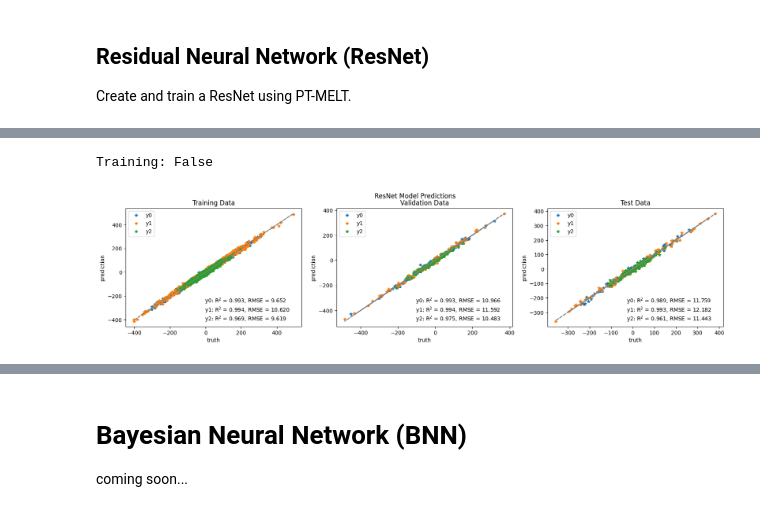
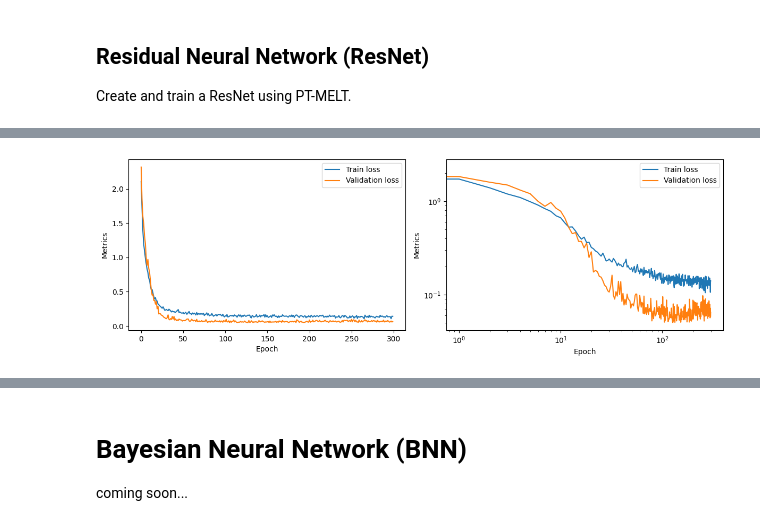
Before and after one commit to NREL/pt-melt, a Jupyter notebook: examples/regression.ipynb, the cells around one changed output, grey strips where cells are left out. Drawn from its saved outputs; the diff is of its cells as text; code cells hidden in the pictures.

```diff
--- a/examples/regression.ipynb
+++ b/examples/regression.ipynb
@@ -300,7 +252,7 @@ resnet_model.build()
 print(summary(resnet_model, input_size=(1, n_features)))
 
 # Define the loss function and optimizer for training
-criterion = nn.MSELoss(reduction="mean")
+criterion = resnet_model.get_loss_fn(loss="mse", reduction="mean")
 optimizer = optim.Adam(resnet_model.parameters(), lr=learn_rate)
 # %% [output]
 ==========================================================================================
@@ -384,69 +317,7 @@ plt.show()
-# %%
-# Evaluate the model performance on train and validation data
-resnet_model.eval()
-print(f"Training: {resnet_model.training}")
-# convert numpy array to tensor
-pred_norm = resnet_model(torch.from_numpy(x_norm).float())
-pred_norm_train = resnet_model(torch.from_numpy(x_train).float())
-pred_norm_val = resnet_model(torch.from_numpy(x_val).float())
-pred_norm_test = resnet_model(torch.from_numpy(x_test).float())
-
-# Unscale the results and plot
-pred_full = y_normalizer.inverse_transform(pred_norm.detach().numpy())
-pred_train = y_normalizer.inverse_transform(pred_norm_train.detach().numpy())
-pred_val = y_normalizer.inverse_transform(pred_norm_val.detach().numpy())
-pred_test = y_normalizer.inverse_transform(pred_norm_test.detach().numpy())
-# %% [output]
-Training: False
-# %%
-# Compute some statistics on the fit
-import numpy as np
-
-def pred_stats(pred, truth):
-    rss = np.sum((pred - truth) ** 2, axis=0)
-    tss = np.sum((truth - np.mean(truth, axis=0)) ** 2, axis=0)
-    r_sq = 1 - rss / tss
-    rmse = np.sqrt(np.sum((truth-pred)**2, axis=0)/pred.shape[0])
-    rmspe = np.sqrt(np.sum(((truth-pred)/(truth+1e-6))**2, axis=0)/pred.shape[0])
-    return r_sq, rmse, rmspe
-
-# Training data
-r_sq_train, rmse_train, rmspe_train = pred_stats(pred_train, y_train_real)
-r_sq_val, rmse_val, rmspe_val = pred_stats(pred_val, y_val_real)
-r_sq_test, rmse_test, rmspe_test = pred_stats(pred_test, y_test_real)
-
-# Visualize the predictions using a cloud plot
-fig, (ax1, ax2, ax3) = plt.subplots(1, 3, figsize=(20, 4))
-# Train plot
-for i in range(n_targets):
-    ax1.plot(y_train_real[:, i], pred_train[:, i], marker="*", linestyle="None", label=f"y{i}")
-    ax1.plot(y_train_real[:, i], y_train_real[:, i], linestyle="dashed", color="grey")
-    # ax1.text(x=0.25, y=0.2-0.075*i, s=rf"y{i}: R$^2$ = {r_sq_train[i]:0.3f}, RMSE = {rmse_train[i]:0.3f}, RMSPE = {rmspe_train[i]:0.1%}", transform=ax1.transAxes)
-    ax1.text(x=0.45, y=0.2-0.075*i, s=rf"y{i}: R$^2$ = {r_sq_train[i]:0.3f}, RMSE = {rmse_train[i]:0.3f}", transform=ax1.transAxes)
-    ax1.legend()
-    ax1.set_xlabel("truth")
-    ax1.set_ylabel("prediction")
-    ax1.set_title("Training Data")
-    # Validation plot
-    ax2.plot(y_val_real[:, i], pred_val[:, i], marker="*", linestyle="None", label=f"y{i}")
-    ax2.plot(y_val_real[:, i], y_val_real[:, i], linestyle="dashed", color="grey")
-    # ax2.text(x=0.25, y=0.2-0.075*i, s=rf"y{i}: R$^2$ = {r_sq_val[i]:0.3f}, RMSE = {rmse_val[i]:0.3f}, RMSPE = {rmspe_val[i]:0.1%}", transform=ax2.transAxes)
-    ax2.text(x=0.45, y=0.2-0.075*i, s=rf"y{i}: R$^2$ = {r_sq_val[i]:0.3f}, RMSE = {rmse_val[i]:0.3f}", transform=ax2.transAxes)
-    ax2.legend()
-    ax2.set_xlabel("truth")
-    ax2.set_ylabel("prediction")
-    ax2.set_title("Validation Data")
-    # Test plot
-    ax3.plot(y_test_real[:, i], pred_test[:, i], marker="*", linestyle="None", label=f"y{i}")
-    ax3.plot(y_test_real[:, i], y_test_real[:, i], linestyle="dashed", color="grey")
-    # ax3.text(x=0.25, y=0.2-0.075*i, s=rf"y{i}: R$^2$ = {r_sq_test[i]:0.3f}, RMSE = {rmse_test[i]:0.3f}, RMSPE = {rmspe_test[i]:0.1%}", transform=ax3.transAxes)
-    ax3.text(x=0.45, y=0.2-0.075*i, s=rf"y{i}: R$^2$ = {r_sq_test[i]:0.3f}, RMSE = {rmse_test[i]:0.3f}", transform=ax3.transAxes)
-    ax3.legend()
-    ax3.set_xlabel("truth")
-    ax3.set_ylabel("prediction")
-    ax3.set_title("Test Data")
-
-fig.suptitle('ResNet Model Predictions')
-plt.show()
-# %% [output]
-[figure, removed]
+# %%
+from ptmelt.utils.visualization import plot_history
+
+# Plot the training history
+plot_history(history, metrics=["loss"], plot_log=True)
+# %% [output]
+[figure, added]
```
Also changed, not shown: parts of 24 cells of this notebook, 8 other files.
